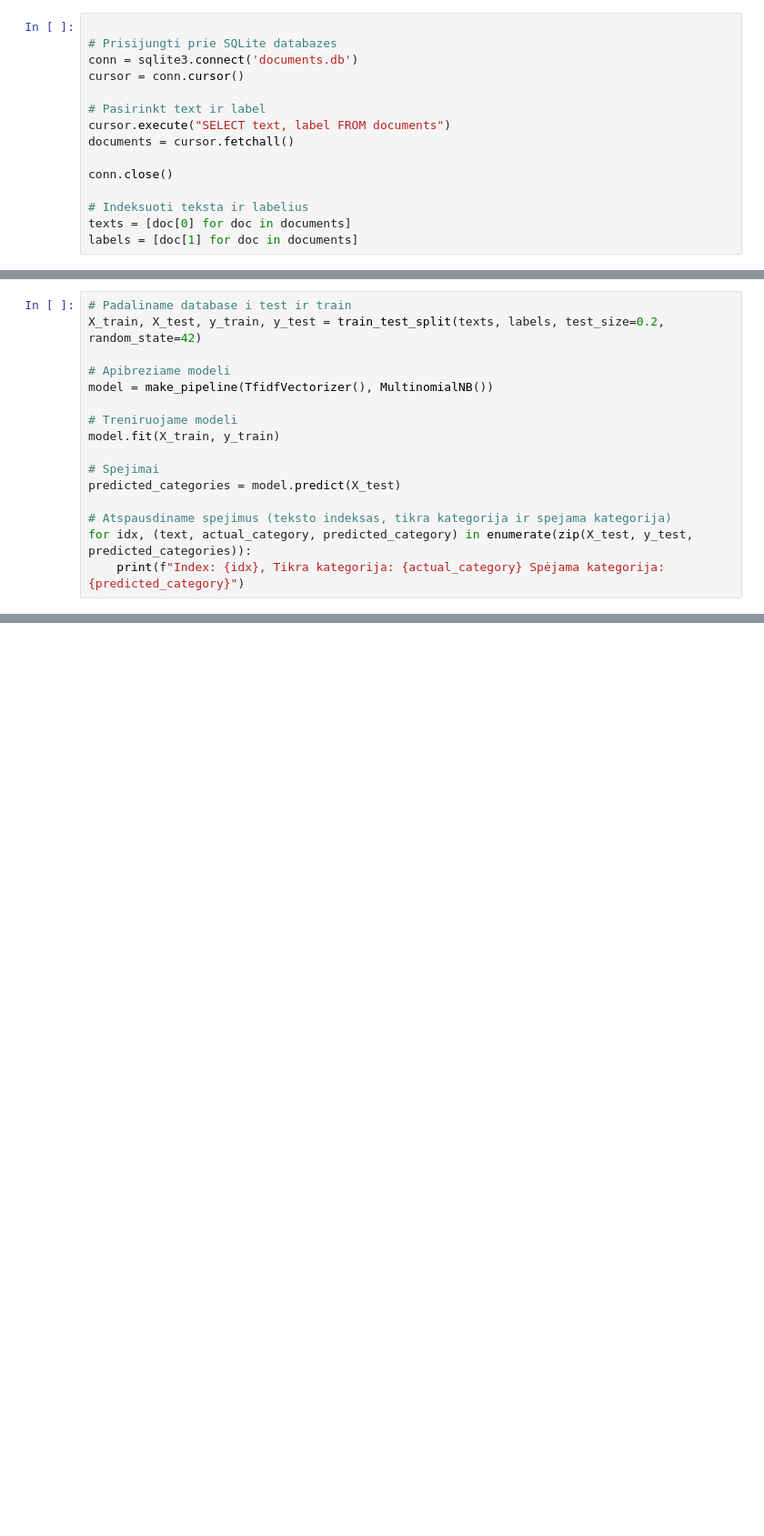
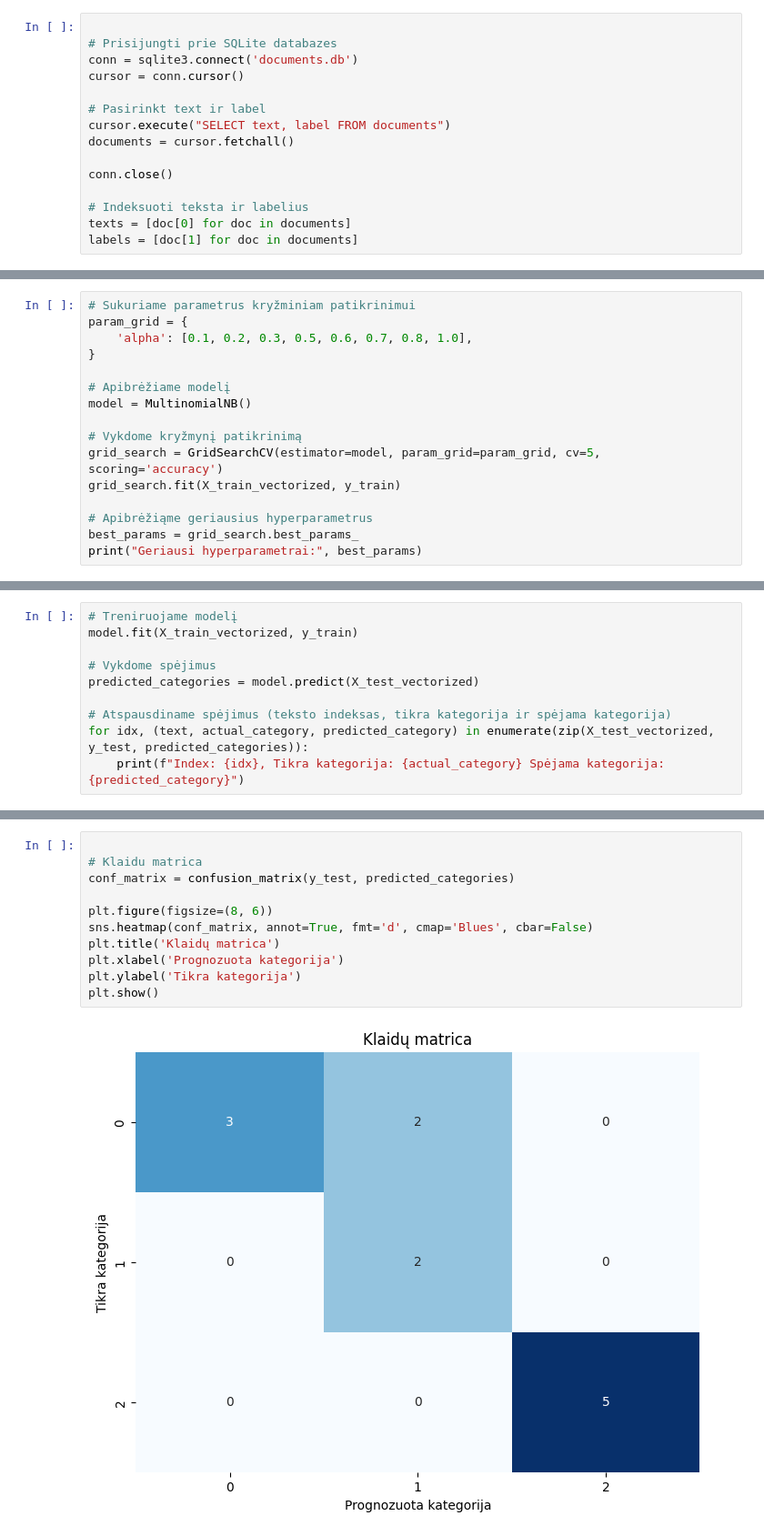
Before and after one commit to rasadzen/Automatic-classification-of-documents, a Jupyter notebook: model.ipynb, the cells around one changed output, grey strips where cells are left out. Shown at 91% size. Cells and saved outputs as stored; diff of their text form; blank space fills up the shorter version.

```diff
--- a/model.ipynb
+++ b/model.ipynb
@@ -24,0 +41,16 @@ labels = [doc[1] for doc in documents]
+# %%
+# Sukuriame parametrus kryžminiam patikrinimui
+param_grid = {
+    'alpha': [0.1, 0.2, 0.3, 0.5, 0.6, 0.7, 0.8, 1.0],
+}
+
+# Apibrėžiame modelį
+model = MultinomialNB()
+
+# Vykdome kryžmynį patikrinimą
+grid_search = GridSearchCV(estimator=model, param_grid=param_grid, cv=5, scoring='accuracy')
+grid_search.fit(X_train_vectorized, y_train)
+
+# Apibrėžiąme geriausius hyperparametrus
+best_params = grid_search.best_params_
+print("Geriausi hyperparametrai:", best_params)
@@ -25,16 +59,10 @@ labels = [doc[1] for doc in documents]
 # %%
-# Padaliname database i test ir train
-X_train, X_test, y_train, y_test = train_test_split(texts, labels, test_size=0.2, random_state=42)
+# Treniruojame modelį
+model.fit(X_train_vectorized, y_train)
 
-# Apibreziame modeli
-model = make_pipeline(TfidfVectorizer(), MultinomialNB())
+# Vykdome spėjimus
+predicted_categories = model.predict(X_test_vectorized)
 
-# Treniruojame modeli
-model.fit(X_train, y_train)
-
-# Spejimai
-predicted_categories = model.predict(X_test)
-
-# Atspausdiname spejimus (teksto indeksas, tikra kategorija ir spejama kategorija)
-for idx, (text, actual_category, predicted_category) in enumerate(zip(X_test, y_test, predicted_categories)):
+# Atspausdiname spėjimus (teksto indeksas, tikra kategorija ir spėjama kategorija)
+for idx, (text, actual_category, predicted_category) in enumerate(zip(X_test_vectorized, y_test, predicted_categories)):
     print(f"Index: {idx}, Tikra kategorija: {actual_category} Spėjama kategorija: {predicted_category}")
@@ -51,0 +96,13 @@ plt.show()
+# %%
+
+# Klaidu matrica
+conf_matrix = confusion_matrix(y_test, predicted_categories)
+
+plt.figure(figsize=(8, 6))
+sns.heatmap(conf_matrix, annot=True, fmt='d', cmap='Blues', cbar=False)
+plt.title('Klaidų matrica')
+plt.xlabel('Prognozuota kategorija')
+plt.ylabel('Tikra kategorija')
+plt.show()
+# %% [output]
+[figure, added]
```
Also changed, not shown: parts of 6 cells of this notebook.
